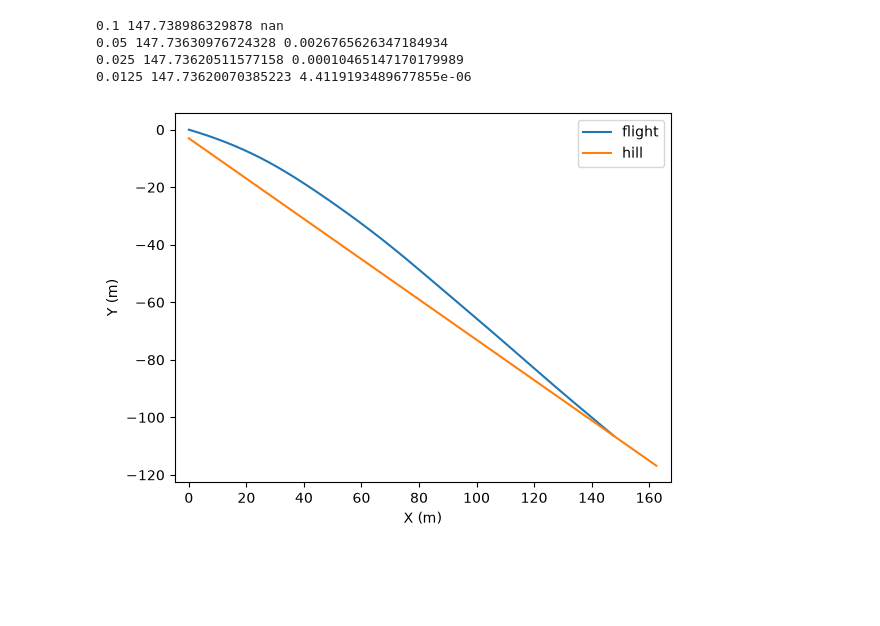
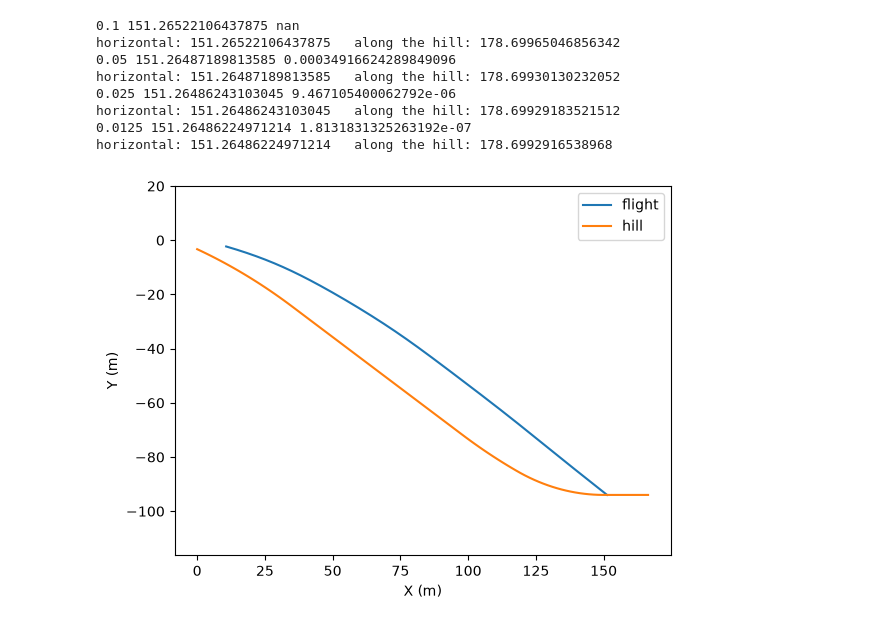
Before and after one commit to tcanabrava/computational_methods_ski, a Jupyter notebook: scripts/jump.ipynb, the cells around one changed output. Saved outputs shown, nothing was run; the diff lists cells and outputs as text; code cells hidden in the pictures; blank space fills up the shorter version.

Commit message:
Figures

```diff
--- a/scripts/jump.ipynb
+++ b/scripts/jump.ipynb
@@ -185,6 +153,7 @@ plt.legend(); plt.grid(True, which="both"); plt.show()
 import numpy as np
 import matplotlib.pyplot as plt
 from tomaz_aerodynamics import aerodynamic_forces, angle_of_attack, ground_velocity
+AIR = True
 
 g = 9.81
 rho = 1.2                                    # air density (placeholder: check paper)
@@ -198,6 +167,8 @@ def f(t, s):
     F = aerodynamic_forces(U, alpha, theta, lam,
                            air_density_kg_m3=rho, allow_extrapolation=True)
     L, D, M = F.lift_n, F.drag_n, F.moment_nm
+    if not AIR:
+        L, D, M = 0.0, 0.0, 0.0
     dX, dY = ground_velocity(U, beta, W)
     return np.array([
         dX,
@@ -215,12 +186,21 @@ def rk4_step(f, t, x, h):
     k4 = f(t + h, x + h * k3)
     return x + h/6 * (k1 + 2*k2 + 2*k3 + k4)
 
-H, slope = 3.0, np.radians(35)               # straight placeholder hill
+# Approximate Okurayama profile: slope angle at each X, then integrate to heights
+HX = np.linspace(0, 300, 3001)
+hill_angle = np.interp(HX, [0, 35, 98, 118, 150], np.radians([25, 37, 37, 30, 0]))
+HY = -3.3 - np.concatenate([[0], np.cumsum(np.tan(hill_angle[:-1]) * np.diff(HX))])
 
 def hill(X):
-    return -H - np.tan(slope) * X
+    return np.interp(X, HX, HY)
 
-s0 = np.array([0.0, 0.0, 26.0, np.radians(-16.2), np.radians(20), 0.0])
+def along_hill(X):
+    """Distance measured along the hill surface, like in competitions."""
+    S = np.concatenate([[0], np.cumsum(np.hypot(np.diff(HX), np.diff(HY)))])
+    return np.interp(X, HX, S)
+
+s0 = np.array([10.7, -2.3, 27.8,
+               np.radians(-16.2), np.radians(20.0), np.radians(-20.0)])
 
 def simulate(h):
     s, t = s0.copy(), 0.0
@@ -232,35 +212,40 @@ def simulate(h):
         s, t = s_new, t + h
         path.append(s)
 
     lo, hi = 0.0, h                          # binary search inside the last step
     for _ in range(50):
         mid = (lo + hi) / 2
         s_mid = rk4_step(f, t, s, mid)
         if s_mid[1] > hill(s_mid[0]):
             lo = mid
         else:
             hi = mid
     s_land = rk4_step(f, t, s, lo)
     path.append(s_land)
     return s_land[0], np.array(path)
 
 # convergence: compare each run with the previous one
 prev = None
 for h in [0.1, 0.05, 0.025, 0.0125]:
     X, path = simulate(h)
     diff = abs(X - prev) if prev is not None else float("nan")
     print(h, X, diff)
+    print("horizontal:", X, "  along the hill:", along_hill(X))
     prev = X
 
 # plot the flight and the hill
 xs = np.linspace(0, path[-1, 0] * 1.1, 100)
 plt.plot(path[:, 0], path[:, 1], label="flight")
 plt.plot(xs, hill(xs), label="hill")
 plt.xlabel("X (m)"); plt.ylabel("Y (m)"); plt.axis("equal")
 plt.legend(); plt.show()
 # %% [output]
-0.1 147.738986329878 nan
-0.05 147.73630976724328 0.0026765626347184934
-0.025 147.73620511577158 0.00010465147170179989
-0.0125 147.73620070385223 4.4119193489677855e-06
+0.1 151.26522106437875 nan
+horizontal: 151.26522106437875   along the hill: 178.69965046856342
+0.05 151.26487189813585 0.00034916624289849096
+horizontal: 151.26487189813585   along the hill: 178.69930130232052
+0.025 151.26486243103045 9.467105400062792e-06
+horizontal: 151.26486243103045   along the hill: 178.69929183521512
+0.0125 151.26486224971214 1.8131831325263192e-07
+horizontal: 151.26486224971214   along the hill: 178.6992916538968
-[figure, old version]
+[figure, new version]
```
Also changed, not shown: parts of 6 cells of this notebook, 8 other files.
